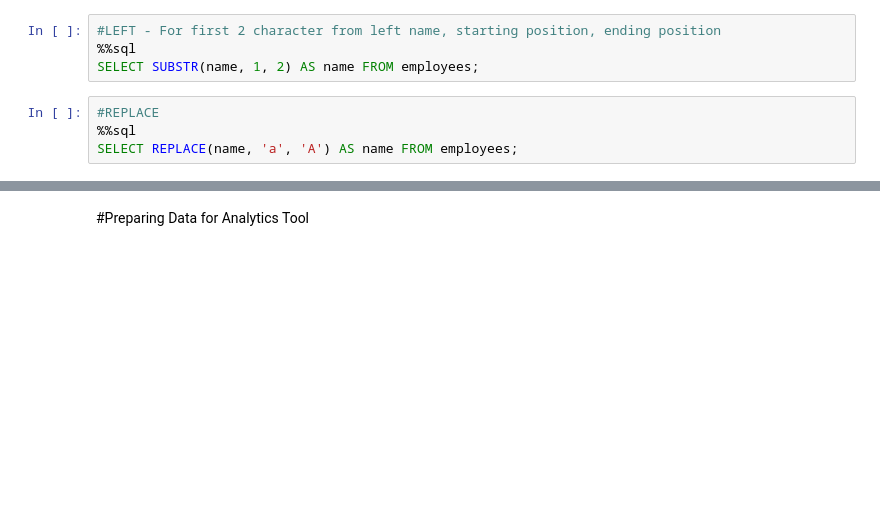
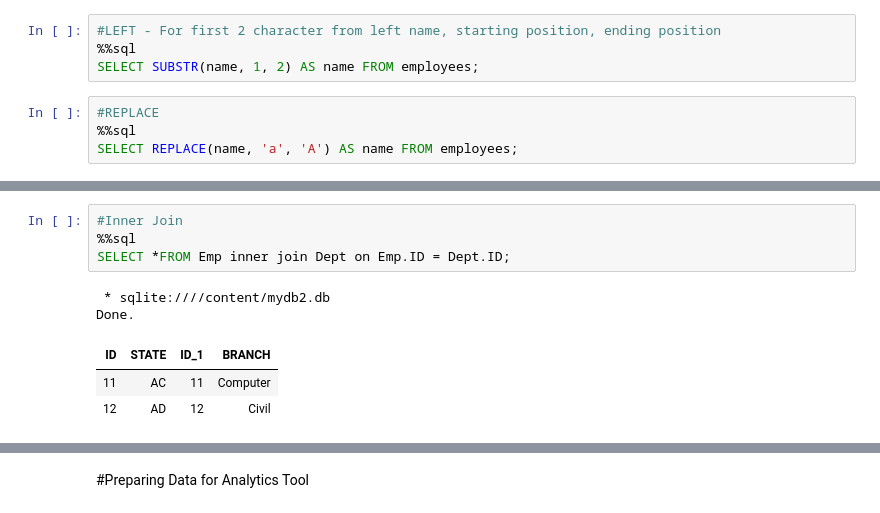
Before and after one commit to salemprakash/FoDS-Fall-2025-26, a Jupyter notebook: Module 2 Sql.ipynb, the cells around one changed output, grey strips where cells are left out. Cells and saved outputs as stored; diff of their text form; blank space fills up the shorter version.

```diff
--- a/Module 2 Sql.ipynb
+++ b/Module 2 Sql.ipynb
@@ -146,0 +213,10 @@ SELECT REPLACE(name, 'a', 'A') AS name FROM employees;
+# %%
+#Inner Join
+%%sql
+SELECT *FROM Emp inner join Dept on Emp.ID = Dept.ID;
+# %% [output]
+ * sqlite:////content/mydb2.db
+Done.
+| ID | STATE | ID_1 | BRANCH |
+| 11 | AC | 11 | Computer |
+| 12 | AD | 12 | Civil |
```
Also changed, not shown: parts of 10 cells of this notebook.
